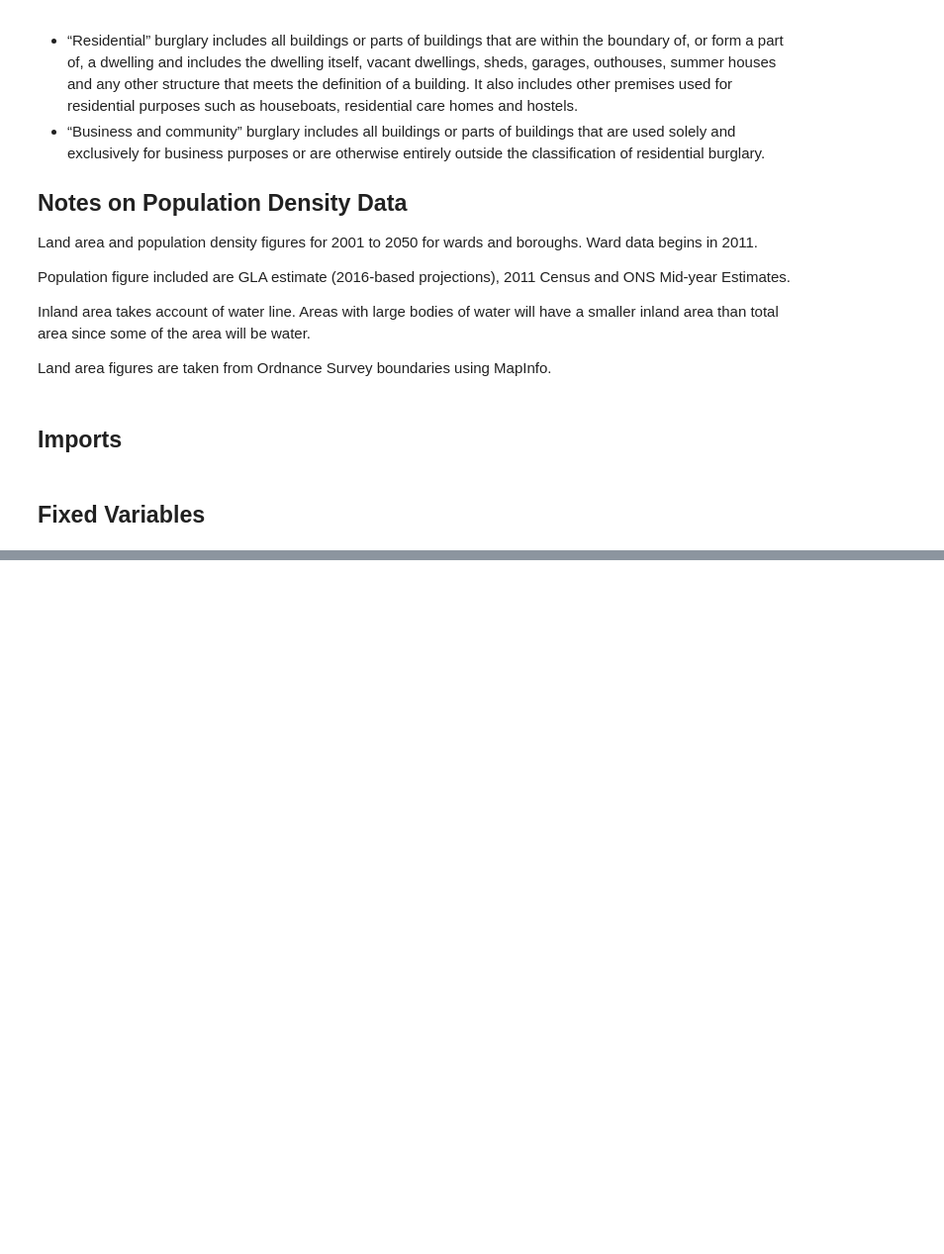
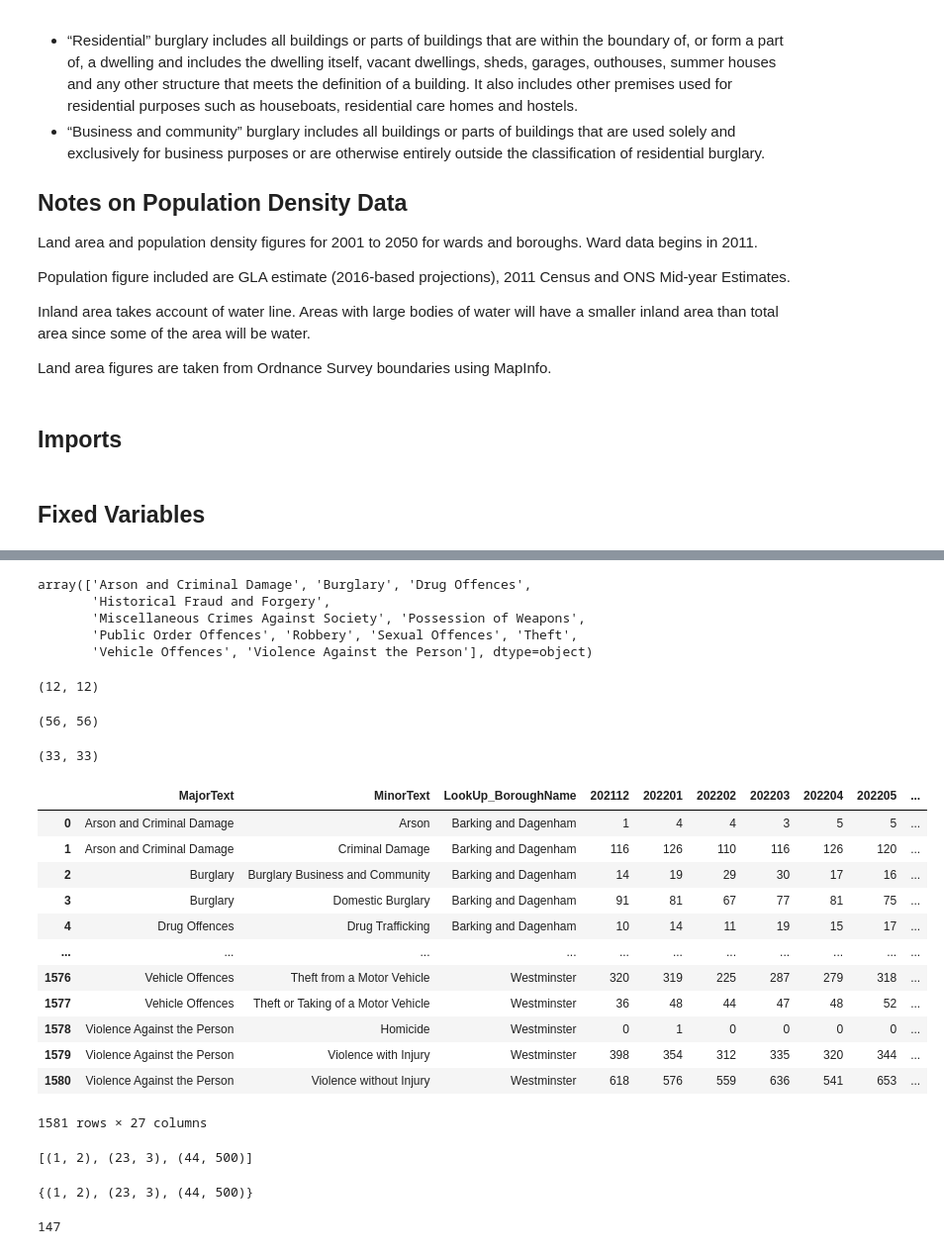
Before and after one commit to JamieW365/londoncrime, a Jupyter notebook: notebooks/exploratory/jw_1.ipynb, the cells around one changed output, grey strips where cells are left out. Shown: that part at 99% size. Drawn from its saved outputs; the diff is of its cells as text; code cells hidden in the pictures; blank space fills up the shorter version.

```diff
--- a/notebooks/exploratory/jw_1.ipynb
+++ b/notebooks/exploratory/jw_1.ipynb
@@ -181,0 +167,49 @@ df_ward.groupby(['LookUp_BoroughName', 'MajorText', 'MinorText']).sum().loc['Bar
+# %%
+df_historical['MajorText'].unique()
+# %% [output]
+array(['Arson and Criminal Damage', 'Burglary', 'Drug Offences',
+       'Historical Fraud and Forgery',
+       'Miscellaneous Crimes Against Society', 'Possession of Weapons',
+       'Public Order Offences', 'Robbery', 'Sexual Offences', 'Theft',
+       'Vehicle Offences', 'Violence Against the Person'], dtype=object)
+# %%
+df_historical['MajorText'].nunique(), df_current['MajorText'].nunique()
+# %% [output]
+(12, 12)
+# %%
+df_historical['MinorText'].nunique(), df_current['MinorText'].nunique()
+# %% [output]
+(56, 56)
+# %%
+df_historical['LookUp_BoroughName'].nunique(), df_current['LookUp_BoroughName'].nunique()
+# %% [output]
+(33, 33)
+# %%
+df_current
+# %% [output]
+|  | MajorText | MinorText | LookUp_BoroughName | 202112 | 202201 | 202202 | 202203 | 202204 | 202205 | ... |
+| 0 | Arson and Criminal Damage | Arson | Barking and Dagenham | 1 | 4 | 4 | 3 | 5 | 5 | ... |
+| 1 | Arson and Criminal Damage | Criminal Damage | Barking and Dagenham | 116 | 126 | 110 | 116 | 126 | 120 | ... |
+| 2 | Burglary | Burglary Business and Community | Barking and Dagenham | 14 | 19 | 29 | 30 | 17 | 16 | ... |
+| 3 | Burglary | Domestic Burglary | Barking and Dagenham | 91 | 81 | 67 | 77 | 81 | 75 | ... |
+| 4 | Drug Offences | Drug Trafficking | Barking and Dagenham | 10 | 14 | 11 | 19 | 15 | 17 | ... |
+| ... | ... | ... | ... | ... | ... | ... | ... | ... | ... | ... |
+| 1576 | Vehicle Offences | Theft from a Motor Vehicle | Westminster | 320 | 319 | 225 | 287 | 279 | 318 | ... |
+| 1577 | Vehicle Offences | Theft or Taking of a Motor Vehicle | Westminster | 36 | 48 | 44 | 47 | 48 | 52 | ... |
+| 1578 | Violence Against the Person | Homicide | Westminster | 0 | 1 | 0 | 0 | 0 | 0 | ... |
+| 1579 | Violence Against the Person | Violence with Injury | Westminster | 398 | 354 | 312 | 335 | 320 | 344 | ... |
+| 1580 | Violence Against the Person | Violence without Injury | Westminster | 618 | 576 | 559 | 636 | 541 | 653 | ... |
+1581 rows × 27 columns
+# %%
+test = [(1,2), (23,3), (44,500)]
+test
+# %% [output]
+[(1, 2), (23, 3), (44, 500)]
+# %%
+set(test)
+# %% [output]
+{(1, 2), (23, 3), (44, 500)}
+# %%
+len(df_historical) - len(df_current)
+# %% [output]
+147
```
Also changed, not shown: parts of 22 cells of this notebook.
